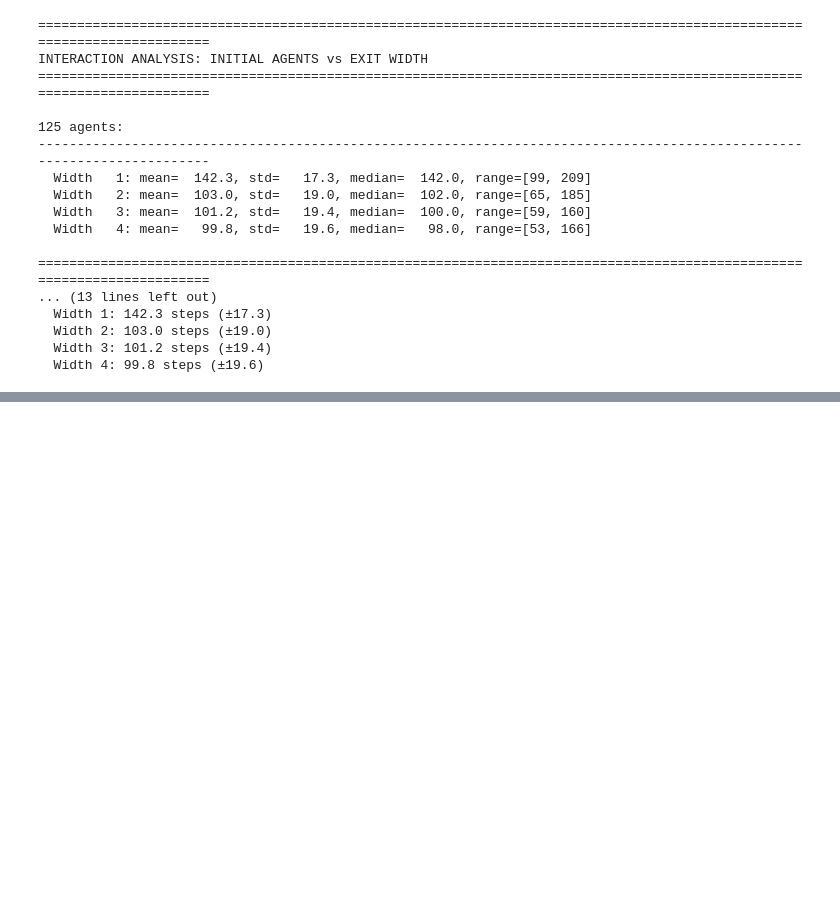
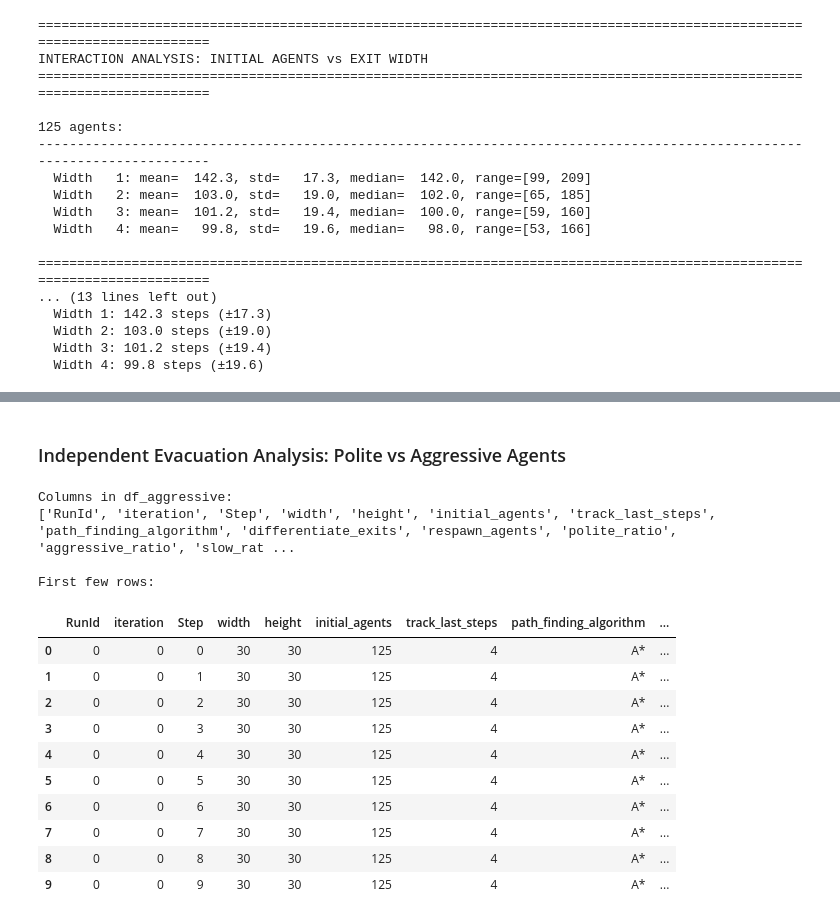
Before and after one commit to MiquelGomezCorral/SMA-MultiAgent-Based-Crowd-Simulation, a Jupyter notebook: notebooks/experiments_results.ipynb, the cells around one changed output, grey strips where cells are left out. Drawn from its saved outputs; the diff is of its cells as text; code cells hidden in the pictures; blank space fills up the shorter version.

```diff
--- a/notebooks/experiments_results.ipynb
+++ b/notebooks/experiments_results.ipynb
@@ -1789,0 +2515,24 @@ INTERACTION ANALYSIS: INITIAL AGENTS vs EXIT WIDTH
+# %% [markdown]
+### Independent Evacuation Analysis: Polite vs Aggressive Agents
+# %%
+# Check what columns are available in the aggressive agents data
+print("Columns in df_aggressive:")
+print(df_aggressive.columns.tolist())
+print("\nFirst few rows:")
+df_aggressive.head(10)
+# %% [output]
+Columns in df_aggressive:
+['RunId', 'iteration', 'Step', 'width', 'height', 'initial_agents', 'track_last_steps', 'path_finding_algorithm', 'differentiate_exits', 'respawn_agents', 'polite_ratio', 'aggressive_ratio', 'slow_rat ...
+
+First few rows:
+|  | RunId | iteration | Step | width | height | initial_agents | track_last_steps | path_finding_algorithm | ... |
+| 0 | 0 | 0 | 0 | 30 | 30 | 125 | 4 | A* | ... |
+| 1 | 0 | 0 | 1 | 30 | 30 | 125 | 4 | A* | ... |
+| 2 | 0 | 0 | 2 | 30 | 30 | 125 | 4 | A* | ... |
+| 3 | 0 | 0 | 3 | 30 | 30 | 125 | 4 | A* | ... |
+| 4 | 0 | 0 | 4 | 30 | 30 | 125 | 4 | A* | ... |
+| 5 | 0 | 0 | 5 | 30 | 30 | 125 | 4 | A* | ... |
+| 6 | 0 | 0 | 6 | 30 | 30 | 125 | 4 | A* | ... |
+| 7 | 0 | 0 | 7 | 30 | 30 | 125 | 4 | A* | ... |
+| 8 | 0 | 0 | 8 | 30 | 30 | 125 | 4 | A* | ... |
+| 9 | 0 | 0 | 9 | 30 | 30 | 125 | 4 | A* | ... |
```
Also changed, not shown: parts of 34 cells of this notebook, 3 other files.
